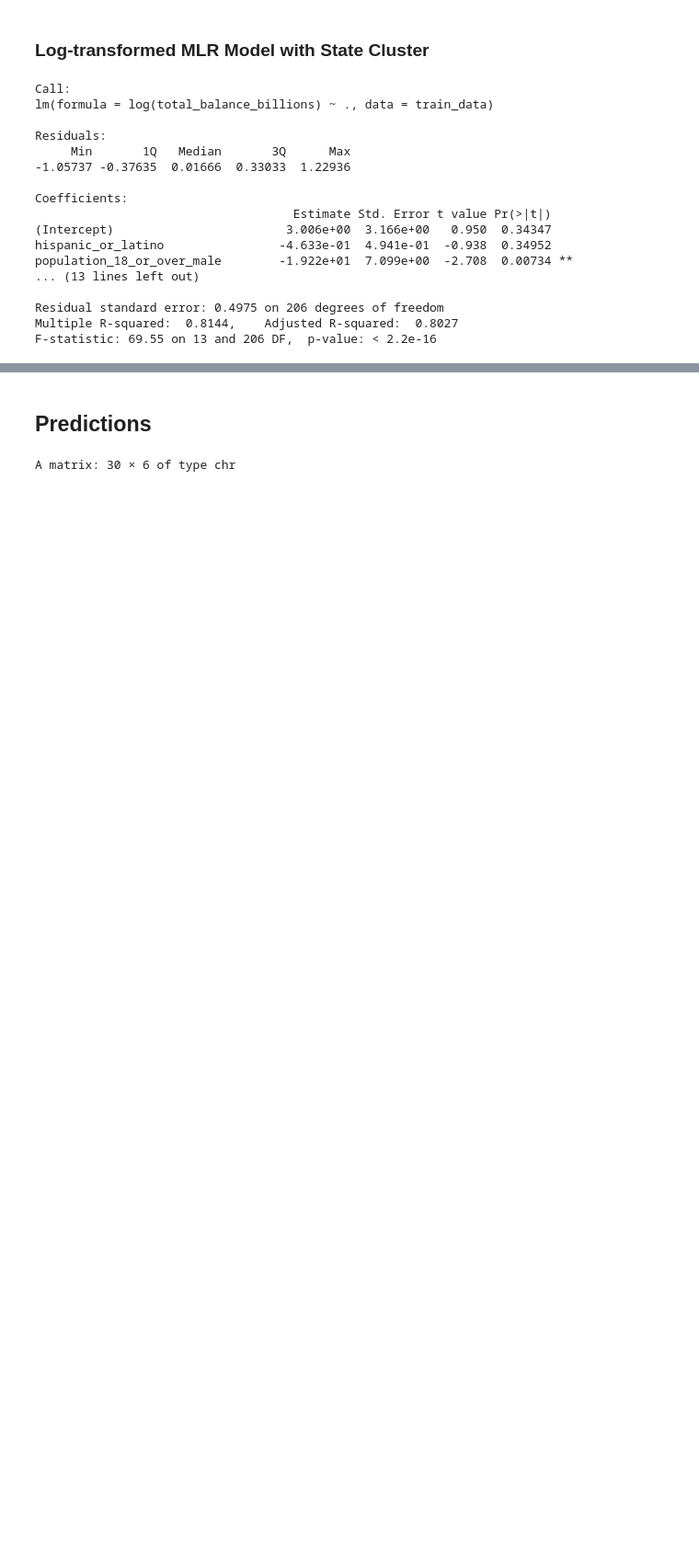
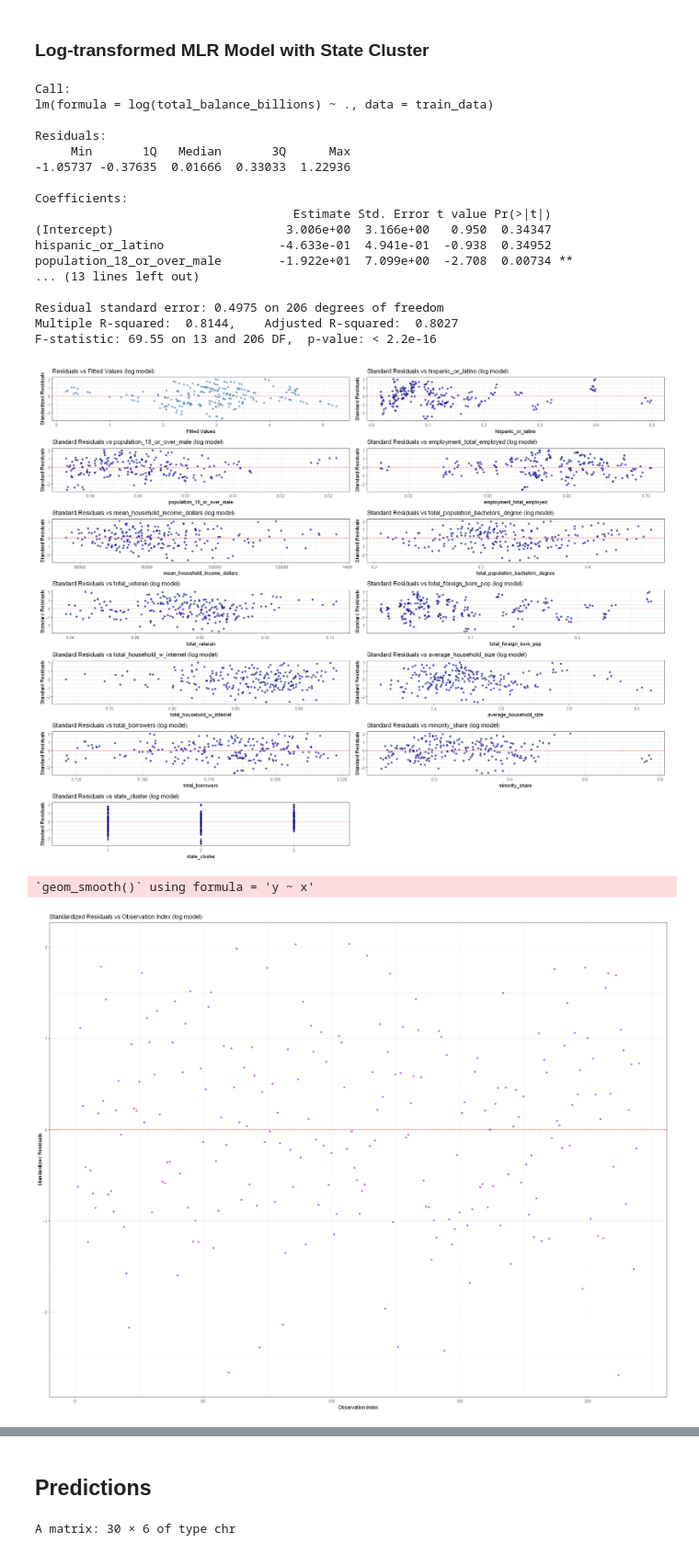
Before and after one commit to nameer1811/isye6414_regression_final_proj, a Jupyter notebook: notebook/main.ipynb, the cells around one changed output, grey strips where cells are left out. Shown at 92% size. Saved outputs shown, nothing was run; the diff lists cells and outputs as text; code cells hidden in the pictures; blank space fills up the shorter version.

Commit message:
Assumptions for log model

```diff
--- a/notebook/main.ipynb
+++ b/notebook/main.ipynb
@@ -530,3 +530,75 @@ Multiple R-squared:  0.8144,    Adjusted R-squared:  0.8027
 F-statistic: 69.55 on 13 and 206 DF,  p-value: < 2.2e-16
 # %%
 # create assumptions graph here and see if the data is any different from original clustered model and compare
+# Assumption 1: Linearity
+resid_data_log <- train_data %>%
+  mutate(std_resid = rstandard(mlr_model_transformed))
+
+fitted_vals_log <- fitted(mlr_model_transformed)
+p1_log <- ggplot(data.frame(fitted_vals_log, std_resid = resid_data_log$std_resid),
+                 aes(x = fitted_vals_log, y = std_resid)) +
+  geom_point(alpha = 0.6, color = "steelblue") +
+  geom_hline(yintercept = 0, linetype = "dashed", color = "red") +
+  labs(title = "Residuals vs Fitted Values (log model)",
+       x = "Fitted Values", y = "Standardized Residuals") +
+  theme_bw()
+
+# Individual predictor plots
+predictors <- setdiff(names(train_data), "total_balance_billions")
+
+plots_log <- map(predictors, function(var) {
+  ggplot(resid_data_log, aes(x = !!sym(var), y = std_resid)) +
+    geom_point(alpha = 0.6, color = "darkblue") +
+    geom_hline(yintercept = 0, linetype = "dashed", color = "red") +
+    labs(title = paste("Standard Residuals vs", var, "(log model)"),
+         x = var, y = "Standard Residuals") +
+    theme_bw()
+})
+
+wrap_plots(c(list(p1_log), plots_log), ncol = 2)
+
+
+# Assumption 2: Independence
+resid_data_log <- resid_data_log %>%
+  mutate(obs_index = row_number())
+
+ggplot(resid_data_log, aes(x = obs_index, y = std_resid)) +
+  geom_point(alpha = 0.6, color = "purple") +
+  geom_hline(yintercept = 0, linetype = "dashed", color = "red") +
+  labs(title = "Standardized Residuals vs Observation Index (log model)",
+       x = "Observation Index", y = "Standardized Residuals") +
+  theme_bw()
+
+
+# Assumption 3: Homoscedasticity
+resid_data_log <- resid_data_log %>%
+  mutate(sqrt_abs_std_resid = sqrt(abs(std_resid)))
+
+ggplot(data.frame(fitted_vals_log, sqrt_abs_std_resid = resid_data_log$sqrt_abs_std_resid),
+       aes(x = fitted_vals_log, y = sqrt_abs_std_resid)) +
+  geom_point(alpha = 0.6, color = "darkgreen") +
+  geom_smooth(method = "loess", se = FALSE, color = "red", linetype = "dashed") +
+  labs(title = "Scale-Location Plot (log model)",
+       x = "Fitted Values",
+       y = "√|Standardized Residuals|") +
+  theme_bw()
+
+
+# Assumption 4: Normality
+ggplot(resid_data_log, aes(x = std_resid)) +
+  geom_histogram(color = "black", fill = "lightblue", bins = 30) +
+  labs(title = "Histogram of Standardized Residuals (log model)",
+       x = "Standardized Residuals", y = "Count") +
+  theme_bw()
+
+# Q-Q Plot with envelope
+qqPlot(mlr_model_transformed, main = "Q-Q Plot with Envelope (log model)", col = "darkred")
+
+
+# Assumption 5: Multicollinearity
+vif_values_log <- vif(mlr_model_transformed)
+print(vif_values_log)
+# %% [output]
+[figure, added]
+`geom_smooth()` using formula = 'y ~ x'
+[figure, added]
```
Also changed, not shown: parts of 3 cells of this notebook.
